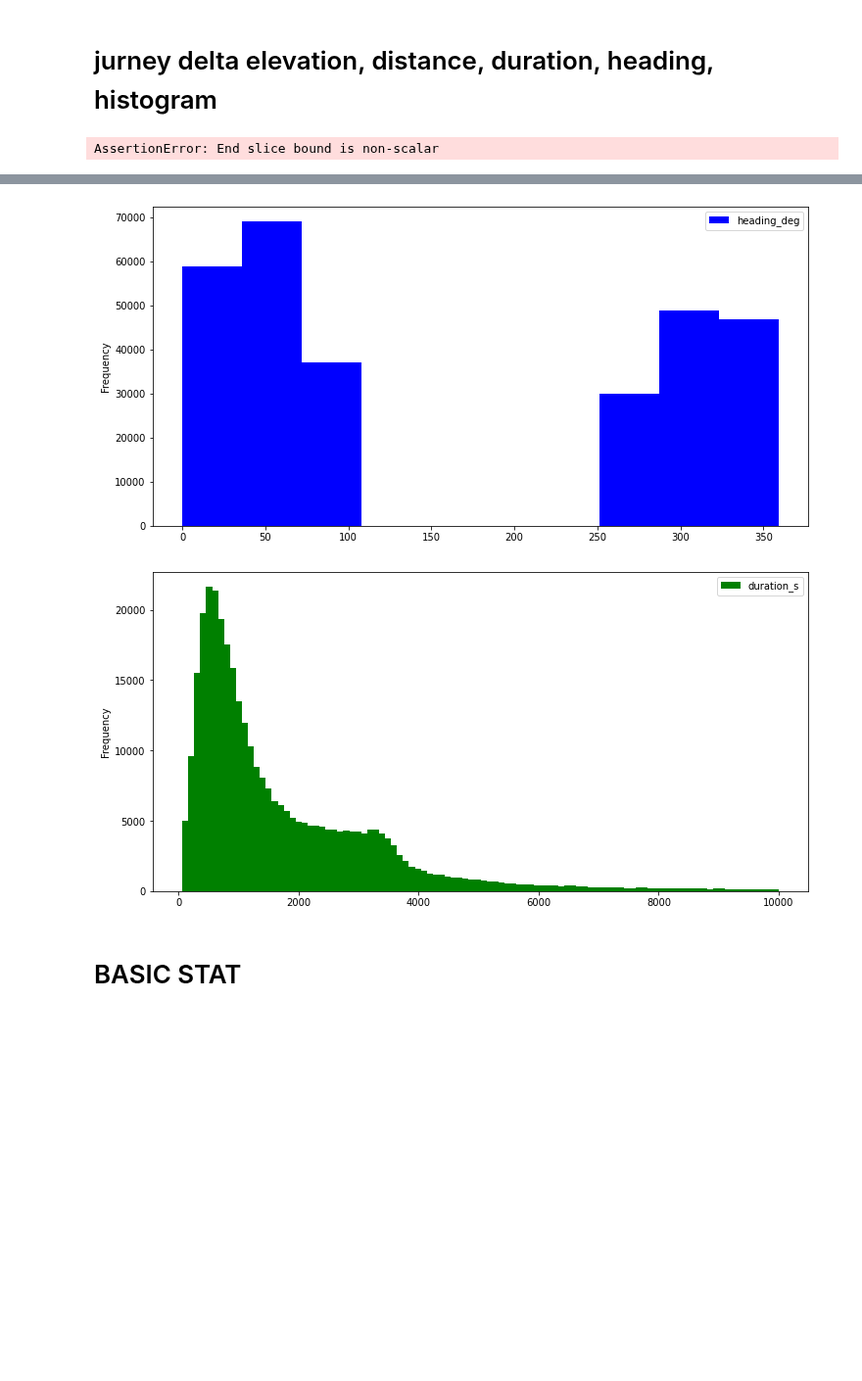
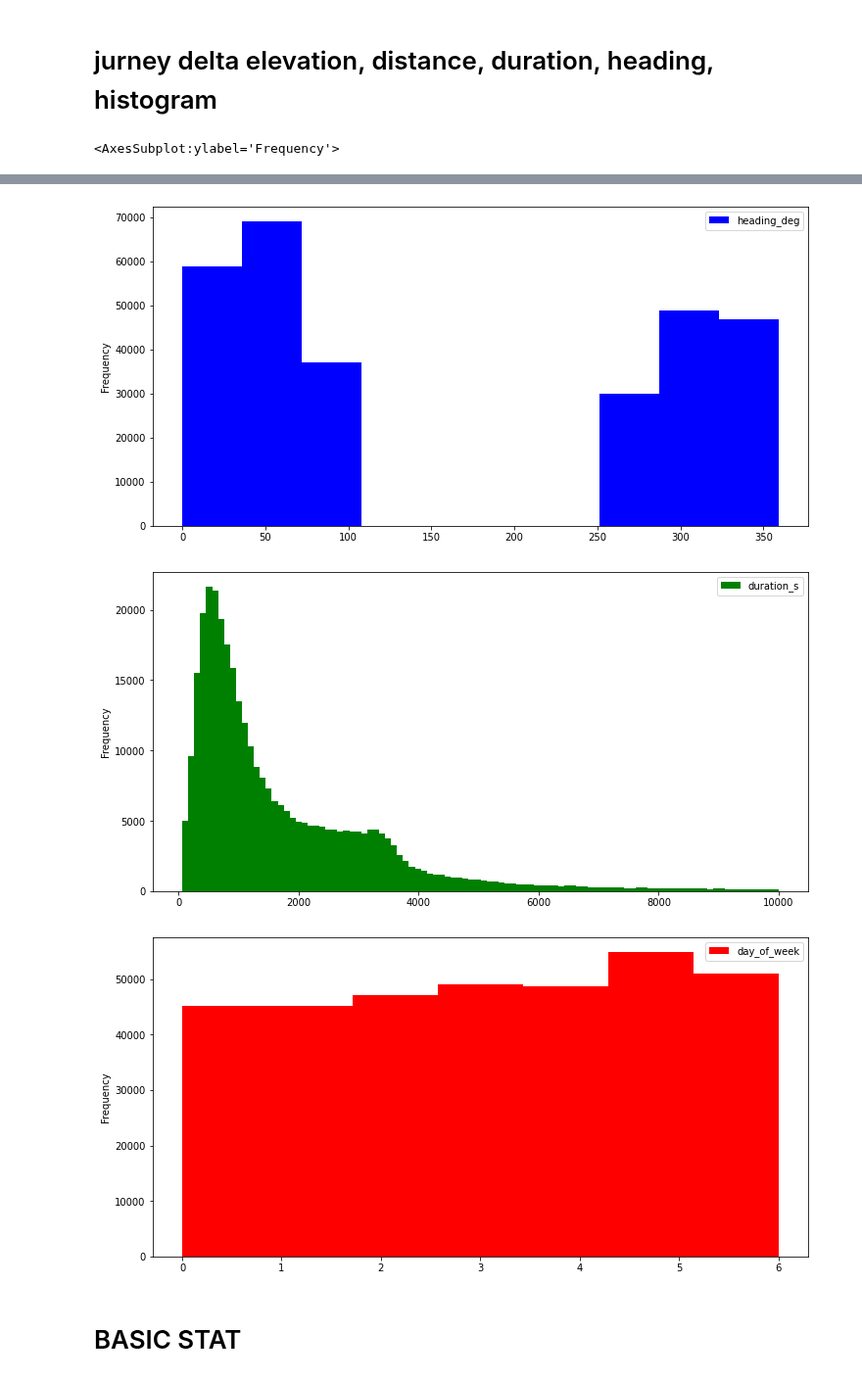
Before and after one commit to daim77/python_BI_analysis_bike_sharing, a Jupyter notebook: results.ipynb, the cells around one changed output, grey strips where cells are left out. Shown at 98% size. Drawn from its saved outputs; the diff is of its cells as text; code cells hidden in the pictures; blank space fills up the shorter version.

Commit message:
day of week hist added

```diff
--- a/results.ipynb
+++ b/results.ipynb
@@ -234,26 +233,27 @@ df2.plot.scatter('start_station_id', 'end_station_id', figsize=(12, 6), marker='
 # %% [markdown]
 # jurney delta elevation, distance, duration, heading, histogram
 # %%
-df5 = bikes_df.loc[:, ['delta_elev']]
-df5.plot.hist('delta_elev', figsize=(12, 6), color='green', bins=10)
+df = bikes_df.loc[:, ['delta_elev']]
+df.plot.hist('delta_elev', figsize=(12, 6), color='green', bins=10)
 
-df6 = bikes_df.loc[bikes_df['dist_km'] < 100, ['dist_km']]
-df6.plot.hist('dist_km', figsize=(12, 6), color='k', bins=5)
+df = bikes_df.loc[bikes_df['dist_km'] < 100, ['dist_km']]
+df.plot.hist('dist_km', figsize=(12, 6), color='k', bins=5)
 
-df7 = bikes_df.loc[bikes_df['heading_deg'] < 360, ['heading_deg']]
-df7.plot.hist('heading_deg', figsize=(12, 6), color='blue', bins=10)
+df = bikes_df.loc[bikes_df['heading_deg'] < 360, ['heading_deg']]
+df.plot.hist('heading_deg', figsize=(12, 6), color='blue', bins=10)
 
-df8 = bikes_df.loc[bikes_df['duration_s'] < 10000, ['duration_s']]
-df8.plot.hist('duration_s', figsize=(12, 6), color='green', bins=100)
+df = bikes_df.loc[bikes_df['duration_s'] < 10000, ['duration_s']]
+df.plot.hist('duration_s', figsize=(12, 6), color='green', bins=100)
 
-df9 = bikes_df.loc[: ['day_of_week']]
-df9.plot.hist('day_of_week', figsize=(12, 6), color='red', bins=7)
+df = bikes_df.loc[: ,['day_of_week']]
+df.plot.hist('day_of_week', figsize=(12, 6), color='red', bins=7)
 # %% [output]
-AssertionError: End slice bound is non-scalar
+<AxesSubplot:ylabel='Frequency'>
 [figure]
 [figure]
 [figure]
 [figure]
+[figure, added]
 # %% [markdown]
 # BASIC STAT
 # %%
```
Also changed, not shown: parts of 5 cells of this notebook, 1 other file.
